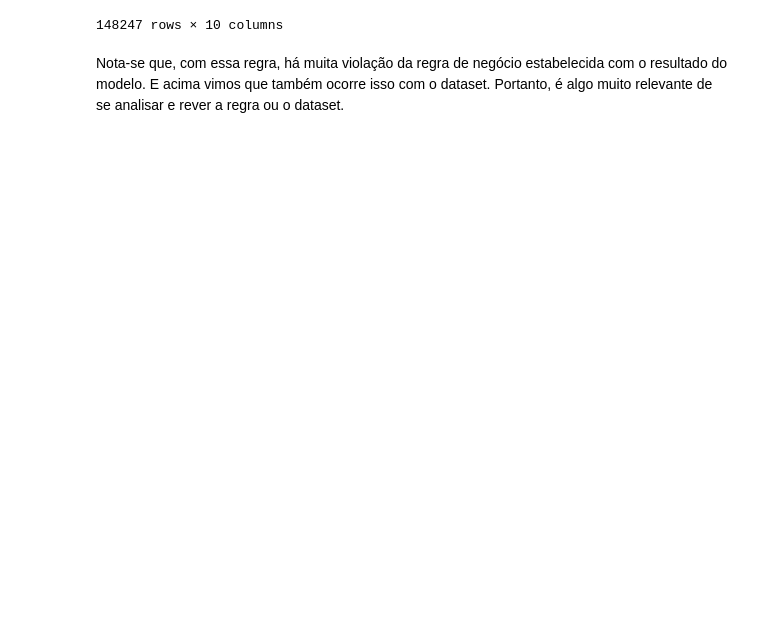
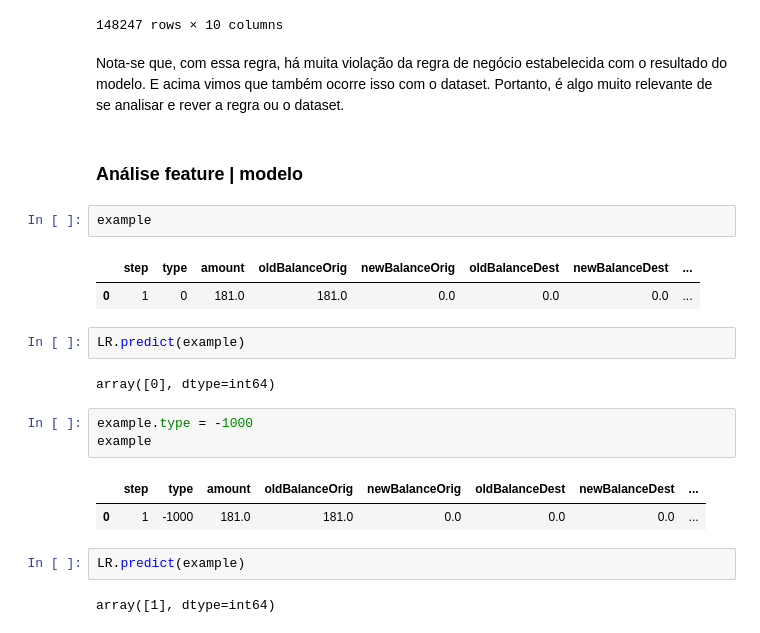
Before and after one commit to jpgianfaldoni/MLBugDetection, a Jupyter notebook: src/BRules.ipynb, the cells around one changed output. Cells and saved outputs as stored; diff of their text form; blank space fills up the shorter version.

```diff
--- a/src/BRules.ipynb
+++ b/src/BRules.ipynb
@@ -215,3 +224,24 @@ Violation of conditions. There is cases found where newBalanceDest-oldBalanceDes
 148247 rows × 10 columns
 # %% [markdown]
 Nota-se que, com essa regra, há muita violação da regra de negócio estabelecida com o resultado do modelo. E acima vimos que também ocorre isso com o dataset. Portanto, é algo muito relevante de se analisar e rever a regra ou o dataset.
+# %% [markdown]
+### Análise feature | modelo
+# %%
+example
+# %% [output]
+|  | step | type | amount | oldBalanceOrig | newBalanceOrig | oldBalanceDest | newBalanceDest | ... |
+| 0 | 1 | 0 | 181.0 | 181.0 | 0.0 | 0.0 | 0.0 | ... |
+# %%
+LR.predict(example)
+# %% [output]
+array([0], dtype=int64)
+# %%
+example.type = -1000
+example
+# %% [output]
+|  | step | type | amount | oldBalanceOrig | newBalanceOrig | oldBalanceDest | newBalanceDest | ... |
+| 0 | 1 | -1000 | 181.0 | 181.0 | 0.0 | 0.0 | 0.0 | ... |
+# %%
+LR.predict(example)
+# %% [output]
+array([1], dtype=int64)
```
Also changed, not shown: parts of 3 cells of this notebook, 11 other files.
